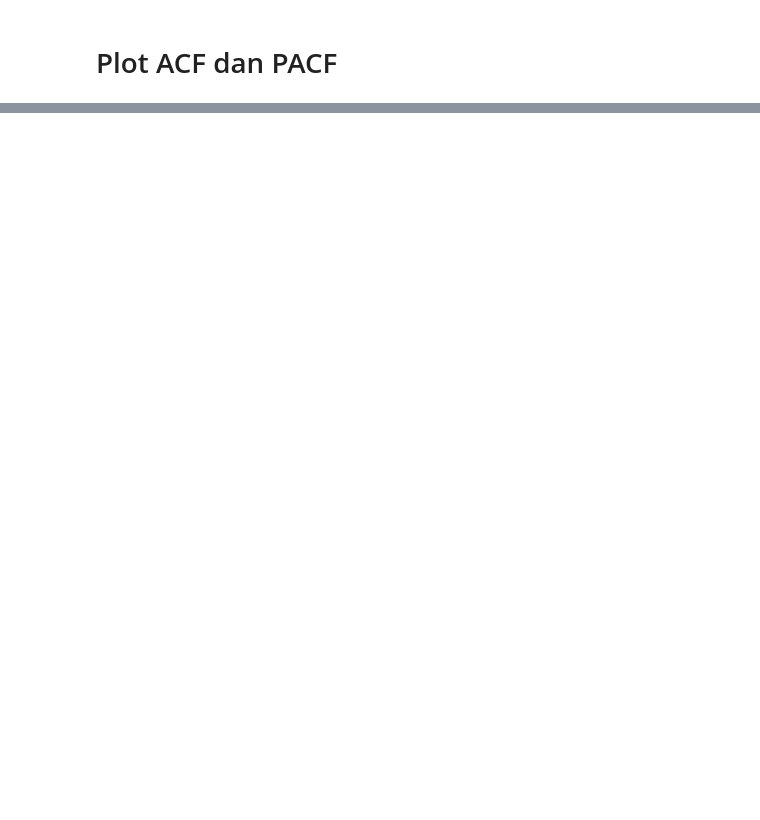
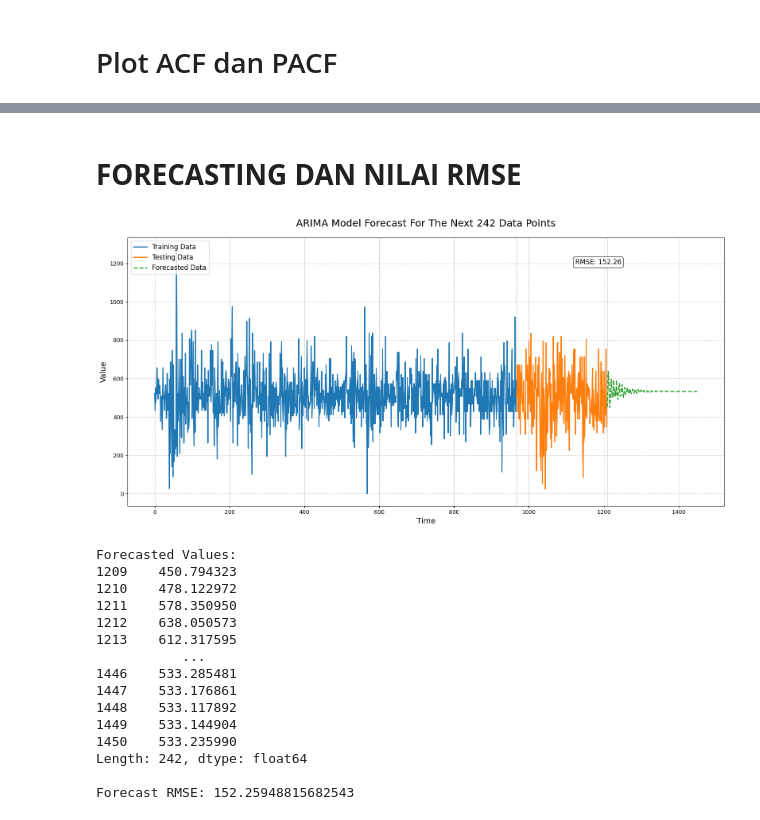
Before and after one commit to adistyadito/BBRI-BoxJenkins, a Jupyter notebook: adwadw.ipynb, the cells around one changed output, grey strips where cells are left out. Cells and saved outputs as stored; diff of their text form; code cells hidden in the pictures; blank space fills up the shorter version.

```diff
--- a/adwadw.ipynb
+++ b/adwadw.ipynb
@@ -290,0 +444,80 @@ TypeError: float() argument must be a string or a real number, not 'Timestamp'
+# %% [markdown]
+# **FORECASTING DAN NILAI RMSE**
+# %%
+import matplotlib.pyplot as plt
+from sklearn.metrics import mean_squared_error
+from math import sqrt
+import pandas as pd
+
+# Best ARIMA order obtained from previous analysis
+best_order = (37,1,0)
+
+# Split the data into training and testing sets
+train_size = int(len(data_transformed) * 0.8)
+train, test = data_transformed[:train_size], data_transformed[train_size:]
+
+# Create and train the ARIMA model with the best order
+model = ARIMA(train, order=best_order)
+model_fit = model.fit()
+
+# Forecasting for the next 242 data points
+n_steps = 242  # Adjust the number of steps as needed
+predictions = model_fit.forecast(steps=n_steps)
+
+# Convert predictions to pandas.Series for consistency
+predictions_series = pd.Series(predictions, index=range(len(data_transformed), len(data_transformed) + n_steps))
+
+# Plot the results
+plt.figure(figsize=(16, 8))
+
+# Plot training data
+plt.plot(range(train_size), train, label='Training Data', linestyle='-', color='#1f77b4', linewidth=2)
+
+# Plot testing data
+plt.plot(range(train_size, len(data_transformed)), test, label='Testing Data', linestyle='-', color='#ff7f0e', linewidth=2)
+
+# Plot forecasted data
+plt.plot(predictions_series.index, predictions_series, label='Forecasted Data', linestyle='--', color='#2ca02c', linewidth=2)
+
+# Add a vertical line to separate training, testing, and forecasted data
+plt.axvline(x=train_size, color='gray', linestyle='--', linewidth=1, alpha=0.7)
+plt.axvline(x=len(data_transformed), color='gray', linestyle='--', linewidth=1, alpha=0.7)
+
+# Add RMSE value as an annotation
+forecast_values = predictions_series[:len(test)]
+forecast_rmse = sqrt(mean_squared_error(test, forecast_values))
+plt.annotate(f'RMSE: {forecast_rmse:.2f}', xy=(0.75, 0.9), xycoords='axes fraction', fontsize=12,
+             bbox=dict(boxstyle='round', facecolor='white', alpha=0.8))
+
+# Customize the plot
+plt.title('ARIMA Model Forecast For The Next 242 Data Points', fontsize=18, pad=20)
+plt.xlabel('Time', fontsize=14)
+plt.ylabel('Value', fontsize=14)
+plt.legend(fontsize=12, loc='upper left')
+plt.grid(True, linestyle='--', alpha=0.7)
+plt.tight_layout()
+
+# Show the plot
+plt.show()
+
+# Print forecasted values and RMSE
+print('\nForecasted Values:')
+print(forecast_values)
+print('\nForecast RMSE:', forecast_rmse)
+# %% [output]
+[figure, added]
+Forecasted Values:
+1209    450.794323
+1210    478.122972
+1211    578.350950
+1212    638.050573
+1213    612.317595
+           ...
+1446    533.285481
+1447    533.176861
+1448    533.117892
+1449    533.144904
+1450    533.235990
+Length: 242, dtype: float64
+
+Forecast RMSE: 152.25948815682543
```
Also changed, not shown: parts of 33 cells of this notebook.
